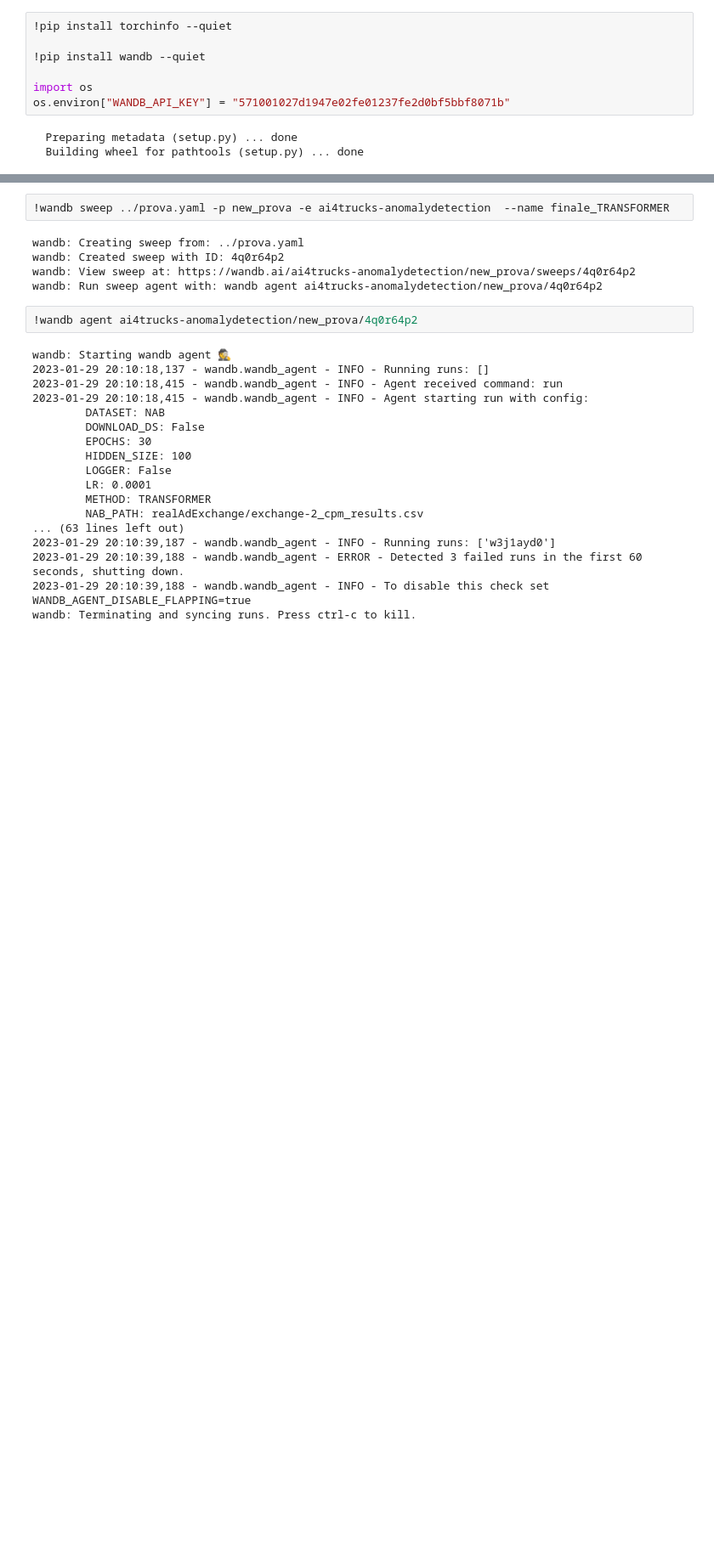
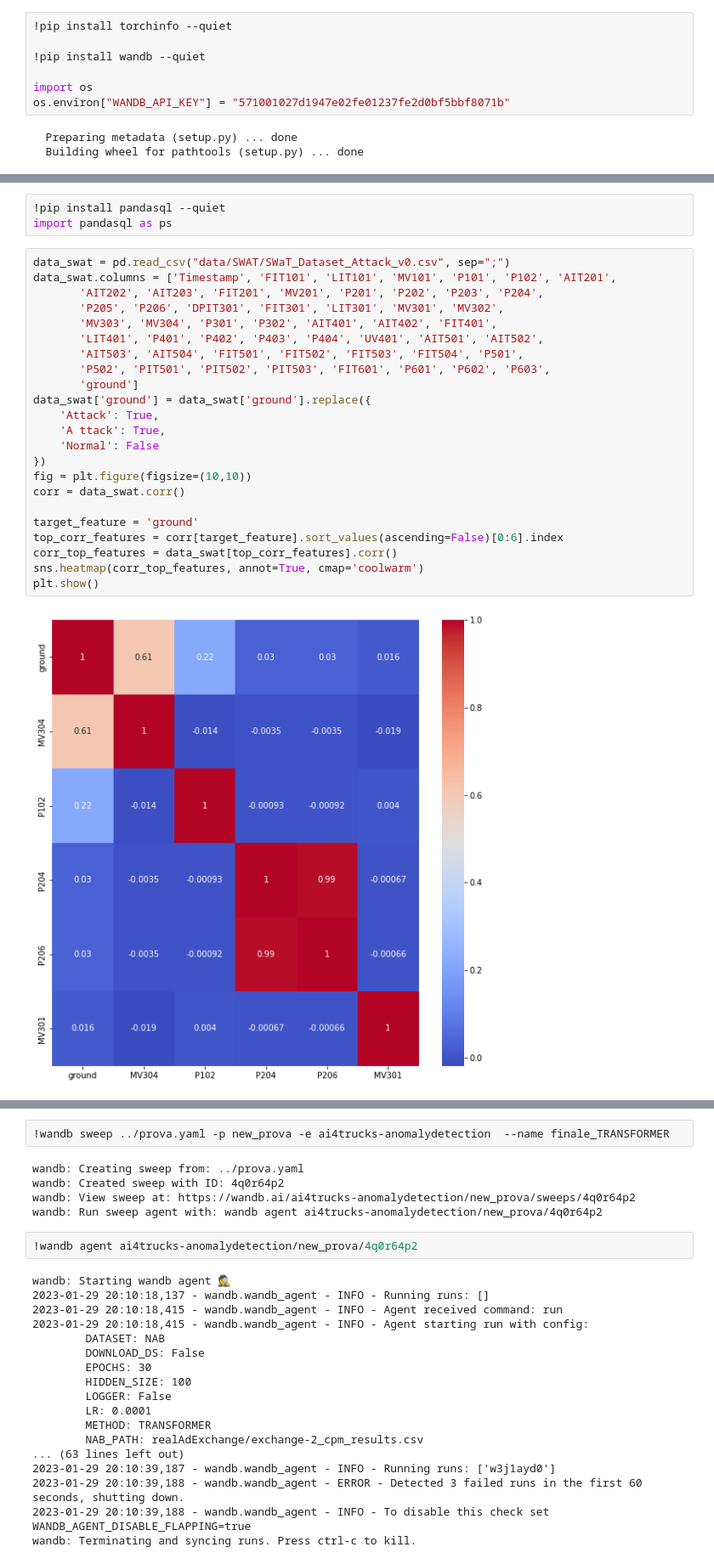
Before and after one commit to antonioalbanese/Time-Series-Anomaly-Detection-An-experimental-survey, a Jupyter notebook: Experiment.ipynb, the cells around one changed output, grey strips where cells are left out. Shown at 85% size. Saved outputs shown, nothing was run; the diff lists cells and outputs as text; blank space fills up the shorter version.

```diff
--- a/Experiment.ipynb
+++ b/Experiment.ipynb
@@ -57,0 +96,28 @@ data/SWAT/SWaT_Dataset_Attack_v0.csv
+# %%
+!pip install pandasql --quiet
+import pandasql as ps
+# %%
+data_swat = pd.read_csv("data/SWAT/SWaT_Dataset_Attack_v0.csv", sep=";")
+data_swat.columns = ['Timestamp', 'FIT101', 'LIT101', 'MV101', 'P101', 'P102', 'AIT201',
+       'AIT202', 'AIT203', 'FIT201', 'MV201', 'P201', 'P202', 'P203', 'P204',
+       'P205', 'P206', 'DPIT301', 'FIT301', 'LIT301', 'MV301', 'MV302',
+       'MV303', 'MV304', 'P301', 'P302', 'AIT401', 'AIT402', 'FIT401',
+       'LIT401', 'P401', 'P402', 'P403', 'P404', 'UV401', 'AIT501', 'AIT502',
+       'AIT503', 'AIT504', 'FIT501', 'FIT502', 'FIT503', 'FIT504', 'P501',
+       'P502', 'PIT501', 'PIT502', 'PIT503', 'FIT601', 'P601', 'P602', 'P603',
+       'ground']
+data_swat['ground'] = data_swat['ground'].replace({
+    'Attack': True,
+    'A ttack': True,
+    'Normal': False
+})
+fig = plt.figure(figsize=(10,10))
+corr = data_swat.corr()
+
+target_feature = 'ground'
+top_corr_features = corr[target_feature].sort_values(ascending=False)[0:6].index
+corr_top_features = data_swat[top_corr_features].corr()
+sns.heatmap(corr_top_features, annot=True, cmap='coolwarm')
+plt.show()
+# %% [output]
+[figure, added]
```
Also changed, not shown: parts of 10 cells of this notebook.
